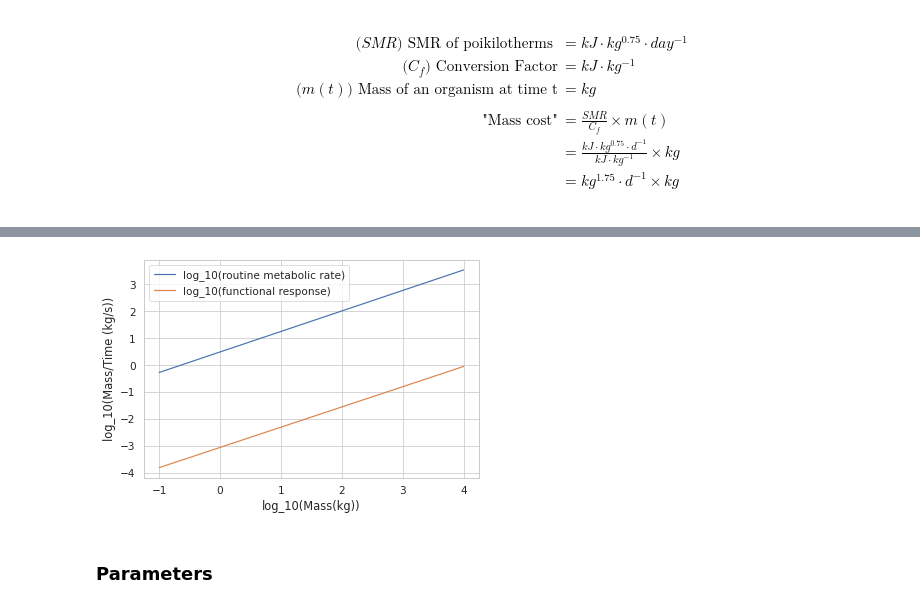
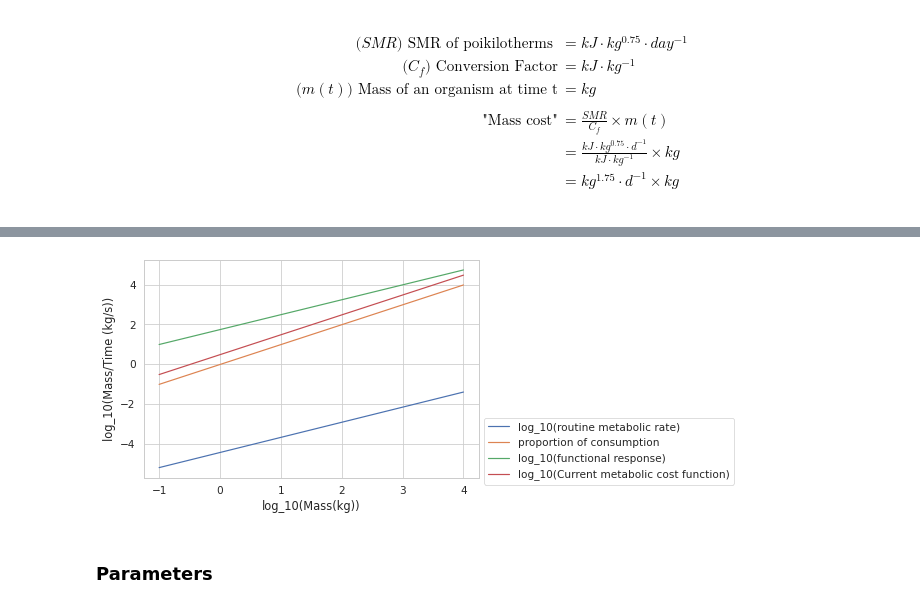
Before and after one commit to Don-Burns/Masters_Project, a Jupyter notebook: code/Supply_Model.ipynb, the cells around one changed output, grey strips where cells are left out. Drawn from its saved outputs; the diff is of its cells as text; code cells hidden in the pictures.

```diff
--- a/code/Supply_Model.ipynb
+++ b/code/Supply_Model.ipynb
@@ -210,10 +210,10 @@ plt.show()
 # Parameters
 norm_const = F.Fun_Resp(1, 10**6, "2D")* (60 * 60 * 24)# /s -> /min -> /hour -> /day
 
-params = {"alpha" : 5000, "epsilon" : 0.8,
+params = {"alpha" : 10, "epsilon" : 0.7,
           "norm_const" : norm_const, "meta_prop" : 0.1, "meta_exp" : 1,
           "c" : 0.1, "rho" : 0.75,
-          "Xr" : 10**6, "amp" : 0, "period" : 365, "dimensionality" : "2D"}
+          "Xr" : 1, "amp" : 0.5, "period" : 365, "dimensionality" : "2D"}
 # %% [markdown]
 ### No fluctuation in R(t)
 # %%
@@ -459,8 +459,8 @@ for m in masses:
 
         # to get y axis limits
         if i == 1:
-            ytop = max(FR) *1.0001
-            ybot = min(FR) *0.9997
+            ytop = max(FR)
+            ybot = min(FR)
             text_pos = ybot + (ybot* 0.0001)
         # plot
         plt.subplot(3,3, ticker)
@@ -699,39 +699,46 @@ def barneche2014(m):
     outputs in g C /d
     """
     # routine rate
     alpha = 0.76
     intercept = np.exp(-5.71)
     return intercept * (m**alpha)
 
 mass = np.linspace(0.1, 10**4, 100)
 resource = 10**4
 barneche = barneche2014(mass) # g C /d
 ##convert to SI units
 barneche = barneche /1000 #g -> kg
-barneche =barneche *24*60*60 # day -> hours -> minutes -> seconds
+# barneche =barneche /(24*60*60) # day -> hours -> minutes -> seconds
 barneche =barneche *11 # C -> wetmass #  conversion from `unit conversion table` section
+
+#
 
 # functional response
 fun_resp = F.Fun_Resp(mass, resource) #kg/s
-
+fun_resp = fun_resp *60*60*24
+log_bm = log10(params["norm_const"]*params["meta_prop"]*mass**params["meta_exp"])
 
 # logging data
 log_mass = np.log10(mass)
 log_barneche = np.log10(barneche)
-log_fun_resp = np.log10(fun_resp)
+log_fun_resp = np.log10(fun_resp*0.7)
+log_meta_cost = np.log10(F.metabolic_cost(mass, meta_exp=1)) #not times norm_const
 
 
 
 plt.figure()
 plt.plot(log_mass, log_barneche, label="log_10(routine metabolic rate)")
+plt.plot(log_mass, log_bm, label="proportion of consumption")
 plt.plot(log_mass, log_fun_resp, label="log_10(functional response)")
+plt.plot(log_mass, log_meta_cost, label="log_10(Current metabolic cost function)")
 plt.xlabel("log_10(Mass(kg))")
 plt.ylabel("log_10(Mass/Time (kg/s))")
-plt.legend()
-plt.savefig("../results/Metabolic_rate_vs_Functional_Response.pdf")
+plt.legend(fontsize="xx-small", loc="lower right")
+plt.savefig("../results/Barneche_Metabolic_rate_vs_Functional_Response.pdf")
+plt.legend(bbox_to_anchor=(1, 0.3))
 plt.show()
 # %% [output]
-[figure, old version]
+[figure, new version]
 # %% [markdown]
 ### Parameters
 # %%
```
Also changed, not shown: parts of 28 cells of this notebook.
